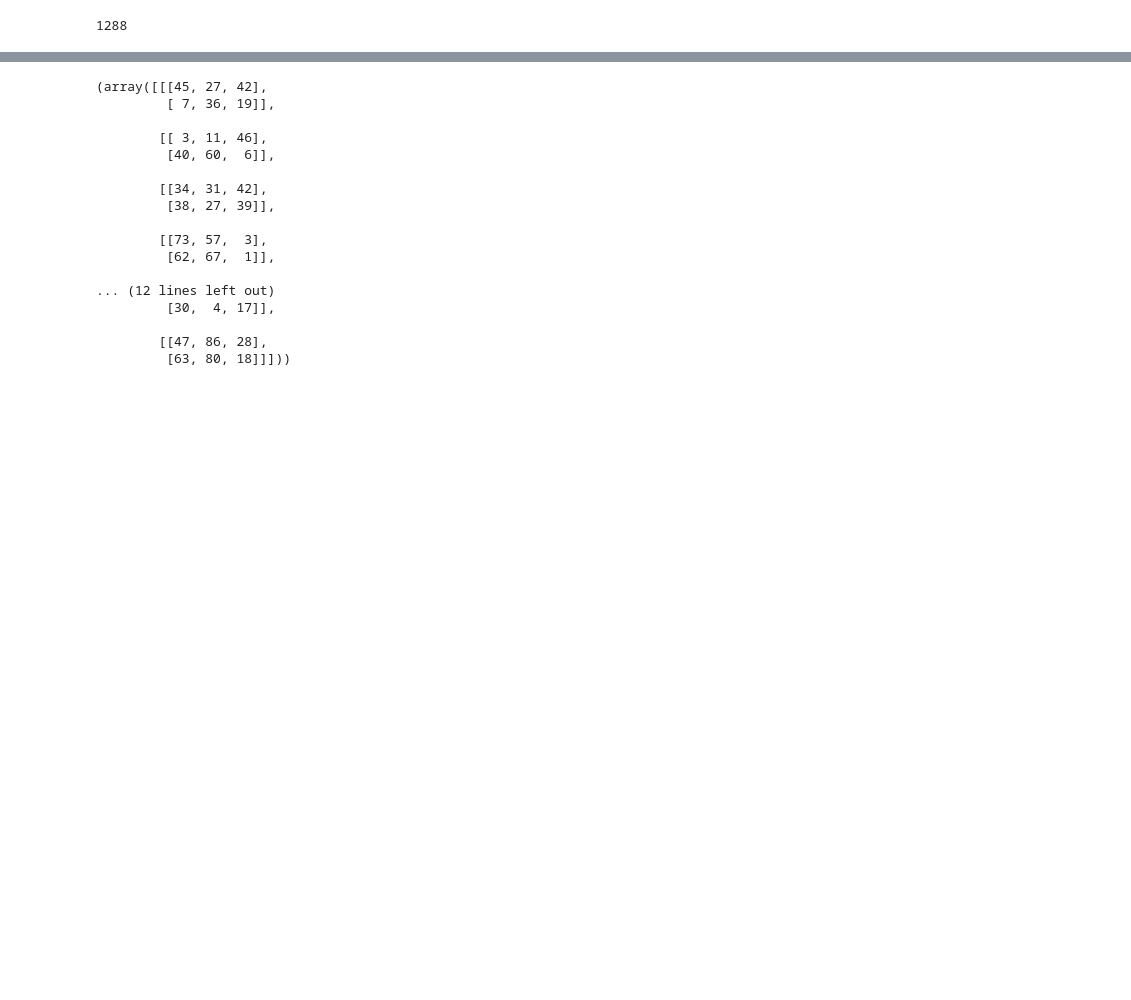
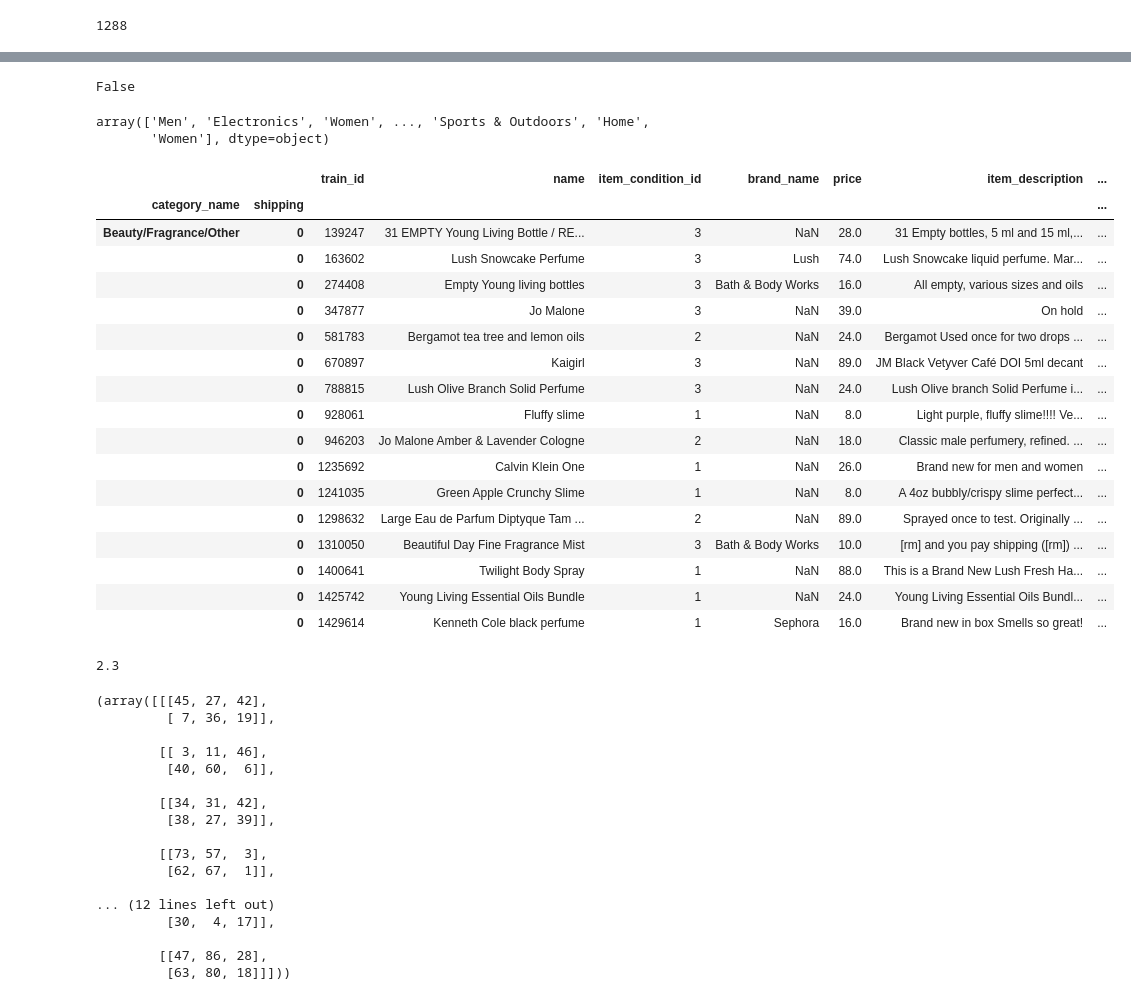
Before and after one commit to matanma/ML, a Jupyter notebook: Ebay_assignment/Ebay-assignment.ipynb, the cells around one changed output, grey strips where cells are left out. Cells and saved outputs as stored; diff of their text form; code cells hidden in the pictures; blank space fills up the shorter version.

```diff
--- a/Ebay_assignment/Ebay-assignment.ipynb
+++ b/Ebay_assignment/Ebay-assignment.ipynb
@@ -41,3 +438,39 @@ mm = np.random.randint(0, 100, size=(5, 2, 3))
+# %%
+zip(train_set_df[["category_name", 'shipping']]) == ('Beauty/Fragrance/Other', 0)
+# %% [output]
+False
+# %%
+tmp = train_set_df.set_index(["category_name", 'shipping'])
+# %%
+tmp.set_index('train_id')['general_cat'].values
+# %% [output]
+array(['Men', 'Electronics', 'Women', ..., 'Sports & Outdoors', 'Home',
+       'Women'], dtype=object)
+# %%
+tmp.loc[('Beauty/Fragrance/Other', 0)]
+# %% [output]
+|  |  | train_id | name | item_condition_id | brand_name | price | item_description | ... |
+| category_name | shipping |  |  |  |  |  |  | ... |
+| Beauty/Fragrance/Other | 0 | 139247 | 31 EMPTY Young Living Bottle / RE... | 3 | NaN | 28.0 | 31 Empty bottles, 5 ml and 15 ml,... | ... |
+|  | 0 | 163602 | Lush Snowcake Perfume | 3 | Lush | 74.0 | Lush Snowcake liquid perfume. Mar... | ... |
+|  | 0 | 274408 | Empty Young living bottles | 3 | Bath & Body Works | 16.0 | All empty, various sizes and oils | ... |
+|  | 0 | 347877 | Jo Malone | 3 | NaN | 39.0 | On hold | ... |
+|  | 0 | 581783 | Bergamot tea tree and lemon oils | 2 | NaN | 24.0 | Bergamot Used once for two drops ... | ... |
+|  | 0 | 670897 | Kaigirl | 3 | NaN | 89.0 | JM Black Vetyver Café DOI 5ml decant | ... |
+|  | 0 | 788815 | Lush Olive Branch Solid Perfume | 3 | NaN | 24.0 | Lush Olive branch Solid Perfume i... | ... |
+|  | 0 | 928061 | Fluffy slime | 1 | NaN | 8.0 | Light purple, fluffy slime!!!! Ve... | ... |
+|  | 0 | 946203 | Jo Malone Amber & Lavender Cologne | 2 | NaN | 18.0 | Classic male perfumery, refined. ... | ... |
+|  | 0 | 1235692 | Calvin Klein One | 1 | NaN | 26.0 | Brand new for men and women | ... |
+|  | 0 | 1241035 | Green Apple Crunchy Slime | 1 | NaN | 8.0 | A 4oz bubbly/crispy slime perfect... | ... |
+|  | 0 | 1298632 | Large Eau de Parfum Diptyque Tam ... | 2 | NaN | 89.0 | Sprayed once to test. Originally ... | ... |
+|  | 0 | 1310050 | Beautiful Day Fine Fragrance Mist | 3 | Bath & Body Works | 10.0 | [rm] and you pay shipping ([rm]) ... | ... |
+|  | 0 | 1400641 | Twilight Body Spray | 1 | NaN | 88.0 | This is a Brand New Lush Fresh Ha... | ... |
+|  | 0 | 1425742 | Young Living Essential Oils Bundle | 1 | NaN | 24.0 | Young Living Essential Oils Bundl... | ... |
+|  | 0 | 1429614 | Kenneth Cole black perfume | 1 | Sephora | 16.0 | Brand new in box Smells so great! | ... |
+# %%
+max(1, 2.3)
+# %% [output]
+2.3
 # %%
 m, mm
 # %% [output]
```
Also changed, not shown: parts of 54 cells of this notebook, 1 other file.
